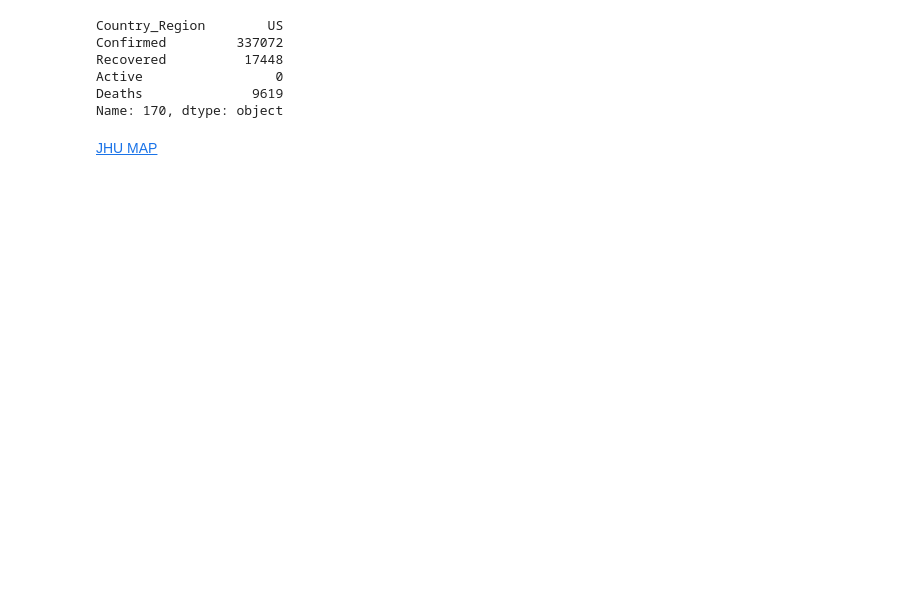
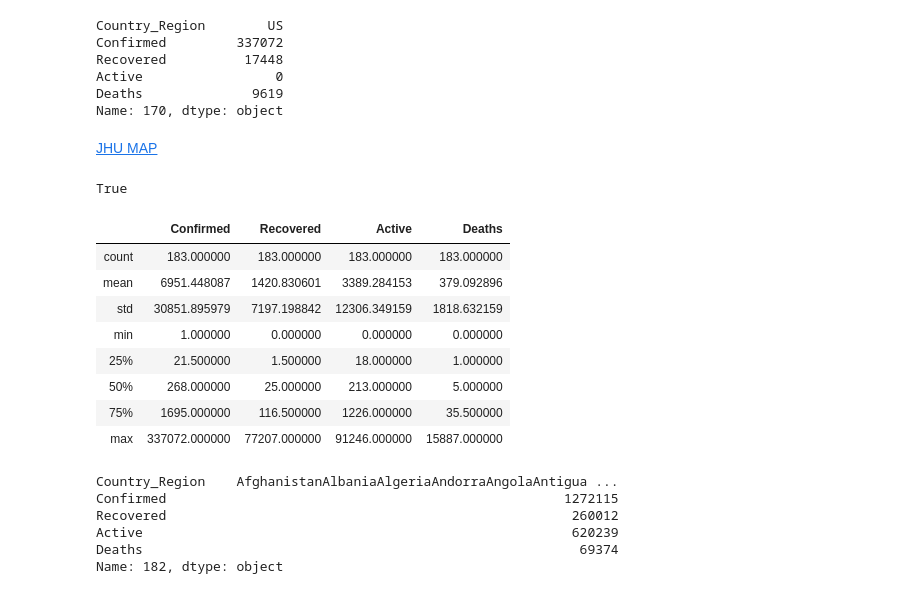
Before and after one commit to Wildertrek/COVID-19, a Jupyter notebook: Wrangling_JHU_COVID-19_Data.ipynb, the cells around one changed output. Cells and saved outputs as stored; diff of their text form; code cells hidden in the pictures; blank space fills up the shorter version.

```diff
--- a/Wrangling_JHU_COVID-19_Data.ipynb
+++ b/Wrangling_JHU_COVID-19_Data.ipynb
@@ -175,3 +176,33 @@ Deaths              9619
 Name: 170, dtype: object
 # %% [markdown]
 [JHU MAP](https://coronavirus.jhu.edu/map.html)
+# %%
+#Let's verify the US Data
+import webbrowser
+JHU_Map = 'https://coronavirus.jhu.edu/map.html'
+webbrowser.open(JHU_Map)
+# %% [output]
+True
+# %%
+#A useful feature is describe, which provides summary statistics
+World.describe()
+# %% [output]
+|  | Confirmed | Recovered | Active | Deaths |
+| count | 183.000000 | 183.000000 | 183.000000 | 183.000000 |
+| mean | 6951.448087 | 1420.830601 | 3389.284153 | 379.092896 |
+| std | 30851.895979 | 7197.198842 | 12306.349159 | 1818.632159 |
+| min | 1.000000 | 0.000000 | 0.000000 | 0.000000 |
+| 25% | 21.500000 | 1.500000 | 18.000000 | 1.000000 |
+| 50% | 268.000000 | 25.000000 | 213.000000 | 5.000000 |
+| 75% | 1695.000000 | 116.500000 | 1226.000000 | 35.500000 |
+| max | 337072.000000 | 77207.000000 | 91246.000000 | 15887.000000 |
+# %%
+#Can also do an accumulation sum
+World.cumsum().loc[182]
+# %% [output]
+Country_Region    AfghanistanAlbaniaAlgeriaAndorraAngolaAntigua ...
+Confirmed                                                   1272115
+Recovered                                                    260012
+Active                                                       620239
+Deaths                                                        69374
+Name: 182, dtype: object
```
Also changed, not shown: parts of 15 cells of this notebook.
